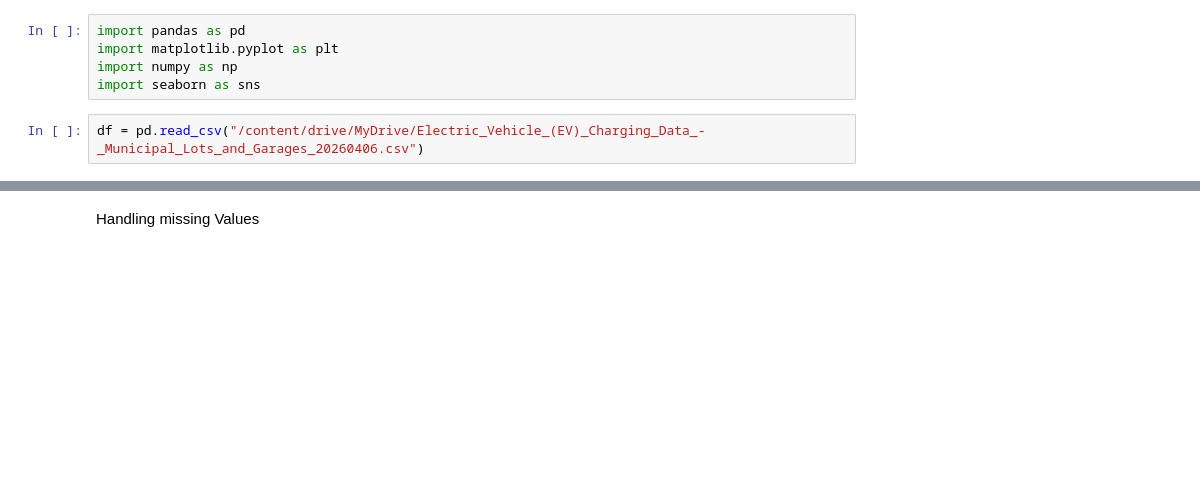
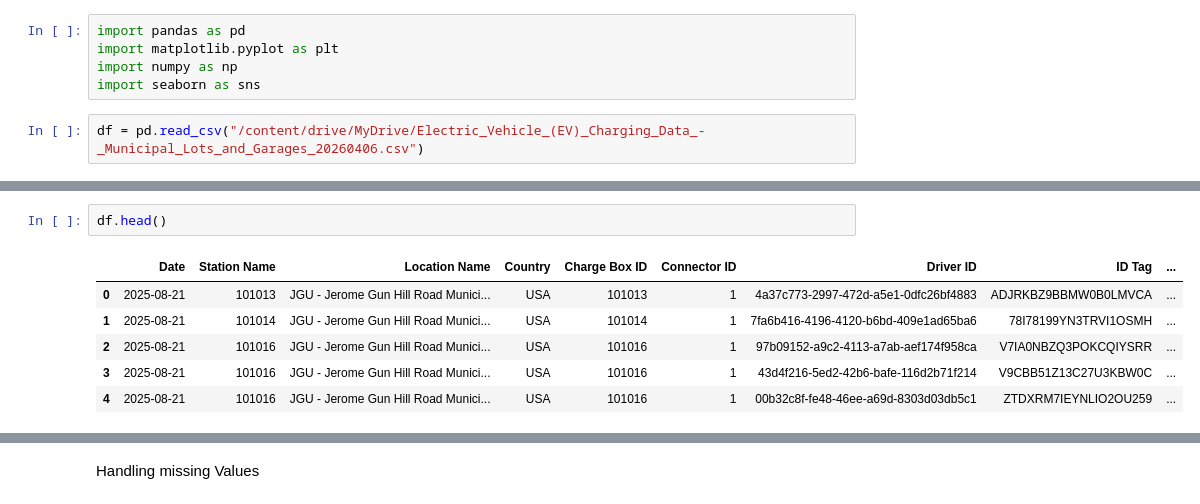
Before and after one commit to HeatherNankunda/electric-vehicle-energy-demand-forecasting, a Jupyter notebook: Final_Project_0.ipynb, the cells around one changed output, grey strips where cells are left out. Drawn from its saved outputs; the diff is of its cells as text; blank space fills up the shorter version.

```diff
--- a/Final_Project_0.ipynb
+++ b/Final_Project_0.ipynb
@@ -60,0 +10,9 @@ plt.show()
+# %%
+df.head()
+# %% [output]
+|  | Date | Station Name | Location Name | Country | Charge Box ID | Connector ID | Driver ID | ID Tag | ... |
+| 0 | 2025-08-21 | 101013 | JGU - Jerome Gun Hill Road Munici... | USA | 101013 | 1 | 4a37c773-2997-472d-a5e1-0dfc26bf4883 | ADJRKBZ9BBMW0B0LMVCA | ... |
+| 1 | 2025-08-21 | 101014 | JGU - Jerome Gun Hill Road Munici... | USA | 101014 | 1 | 7fa6b416-4196-4120-b6bd-409e1ad65ba6 | 78I78199YN3TRVI1OSMH | ... |
+| 2 | 2025-08-21 | 101016 | JGU - Jerome Gun Hill Road Munici... | USA | 101016 | 1 | 97b09152-a9c2-4113-a7ab-aef174f958ca | V7IA0NBZQ3POKCQIYSRR | ... |
+| 3 | 2025-08-21 | 101016 | JGU - Jerome Gun Hill Road Munici... | USA | 101016 | 1 | 43d4f216-5ed2-42b6-bafe-116d2b71f214 | V9CBB51Z13C27U3KBW0C | ... |
+| 4 | 2025-08-21 | 101016 | JGU - Jerome Gun Hill Road Munici... | USA | 101016 | 1 | 00b32c8f-fe48-46ee-a69d-8303d03db5c1 | ZTDXRM7IEYNLIO2OU259 | ... |
```
Also changed, not shown: parts of 9 cells of this notebook.
